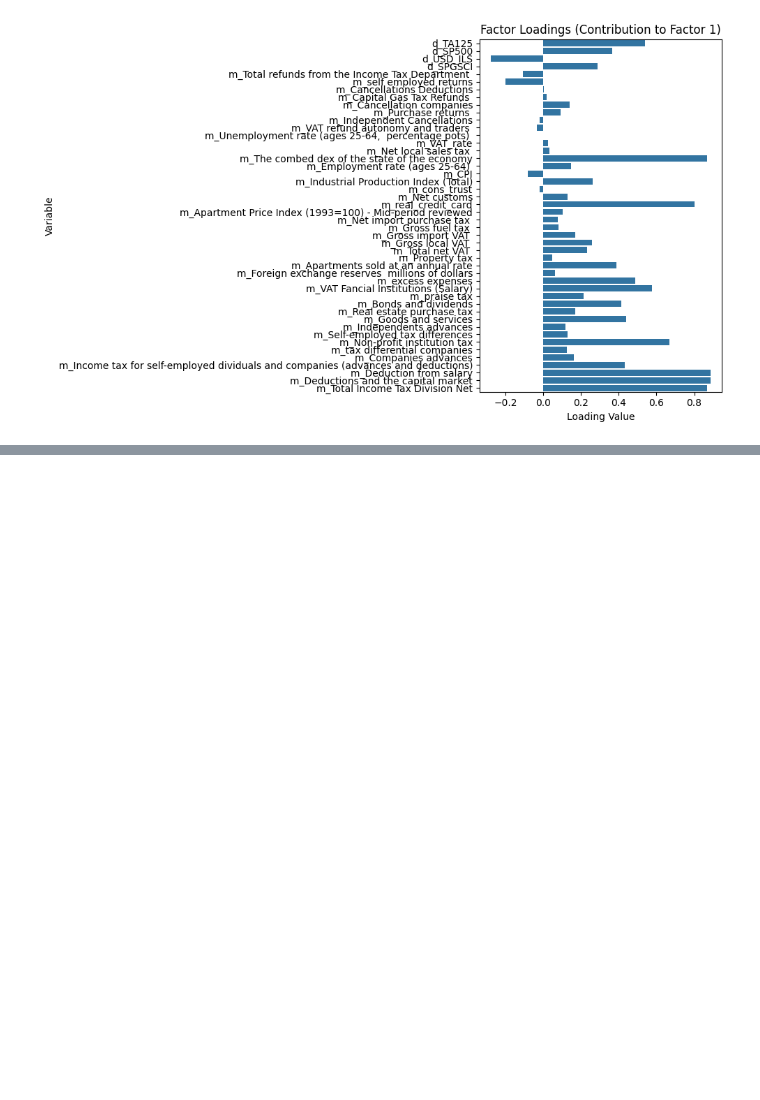
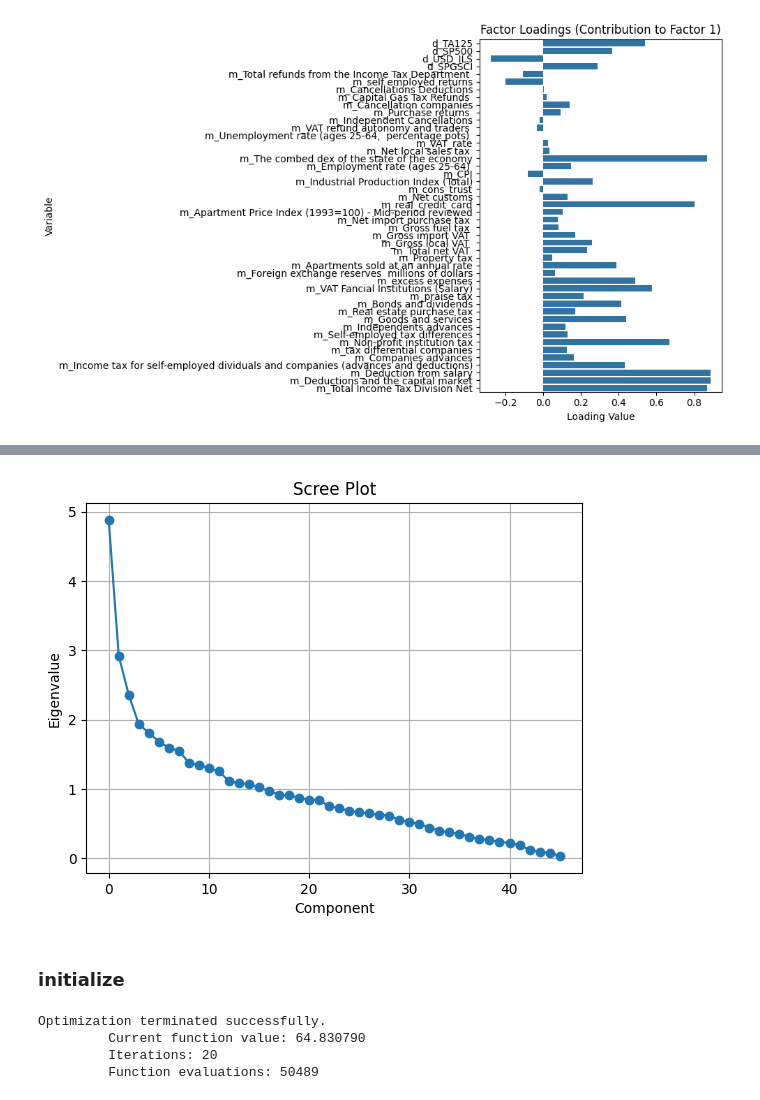
Before and after one commit to EladBenjo/gdp-nowcasting-seminar, a Jupyter notebook: Notebooks/03_dfm_selection.ipynb, the cells around one changed output, grey strips where cells are left out. Drawn from its saved outputs; the diff is of its cells as text; code cells hidden in the pictures; blank space fills up the shorter version.

```diff
--- a/Notebooks/03_dfm_selection.ipynb
+++ b/Notebooks/03_dfm_selection.ipynb
@@ -442,0 +510,13 @@ plt.show()
+# %%
+pca = PCA()
+pca.fit(x_train_init)
+
+plt.plot(pca.explained_variance_, marker='o')
+plt.title("Scree Plot")
+plt.xlabel("Component")
+plt.ylabel("Eigenvalue")
+plt.grid()
+# %% [output]
+[figure, added]
+# %% [markdown]
+### initialize
@@ -442,0 +533,7 @@ plt.show()
+# %%
+init_powell = mod_init.fit(method="powell", maxiter=30, disp=True)
+# %% [output]
+Optimization terminated successfully.
+         Current function value: 64.830790
+         Iterations: 20
+         Function evaluations: 50489
```
Also changed, not shown: parts of 74 cells of this notebook, 2 other files.
